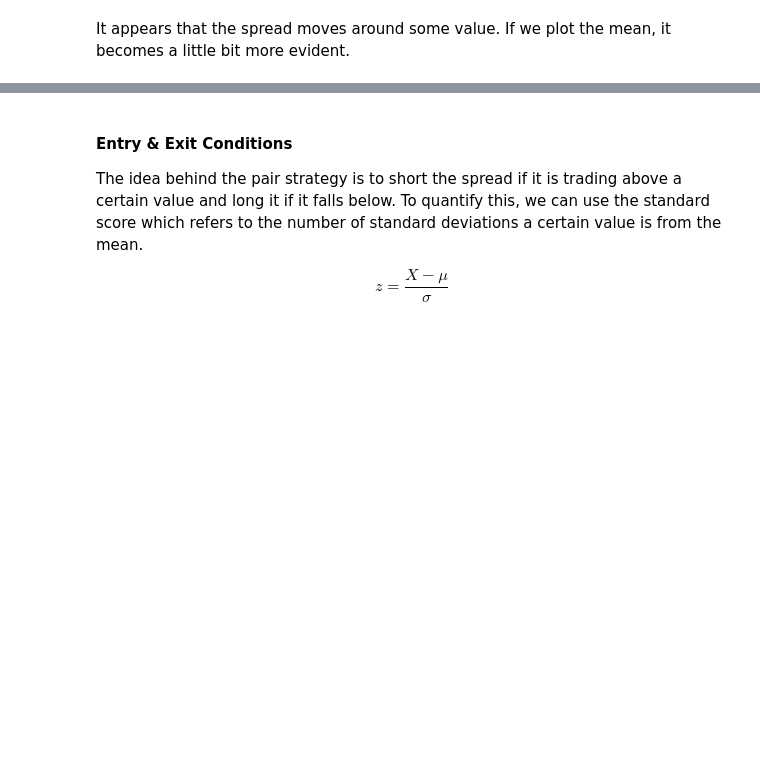
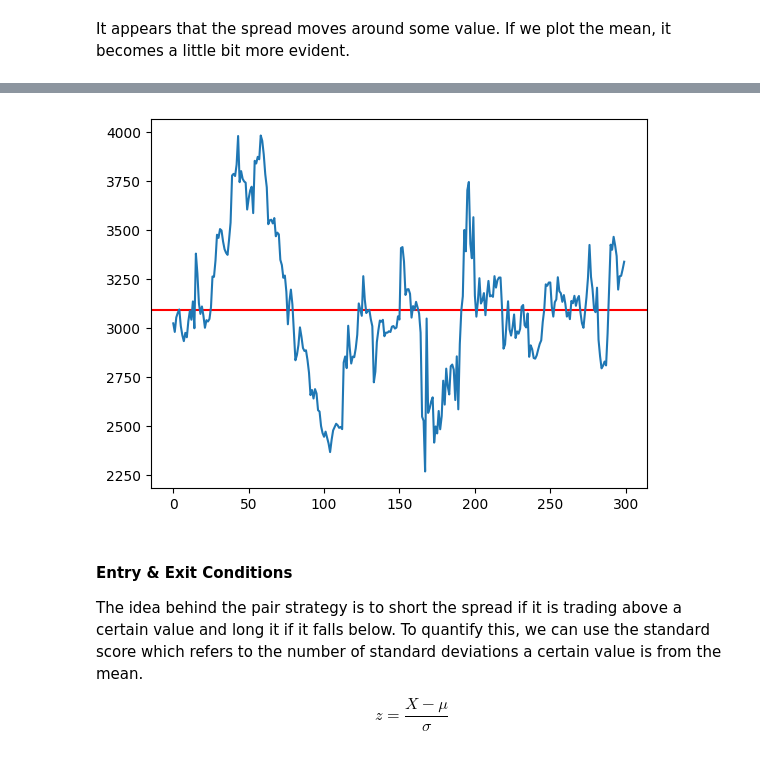
Before and after one commit to voskart/backtesting, a Jupyter notebook: mean_reversion.ipynb, the cells around one changed output, grey strips where cells are left out. Drawn from its saved outputs; the diff is of its cells as text; code cells hidden in the pictures; blank space fills up the shorter version.

```diff
--- a/mean_reversion.ipynb
+++ b/mean_reversion.ipynb
@@ -213,3 +203,9 @@ display(ratio_plot*mean_line)
+# %%
+plt.axhline(y=np.mean(ratio), color='r', linestyle='-')
+plt.plot(ratio)
+plt.show()
+# %% [output]
+[figure, added]
 # %% [markdown]
 #### Entry & Exit Conditions
 
```
Also changed, not shown: parts of 7 cells of this notebook.
